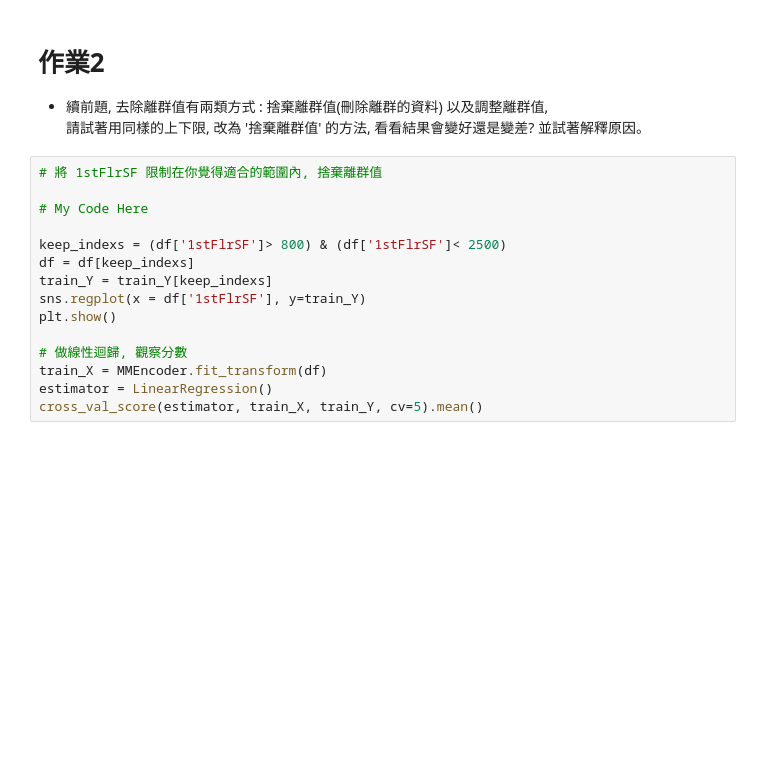
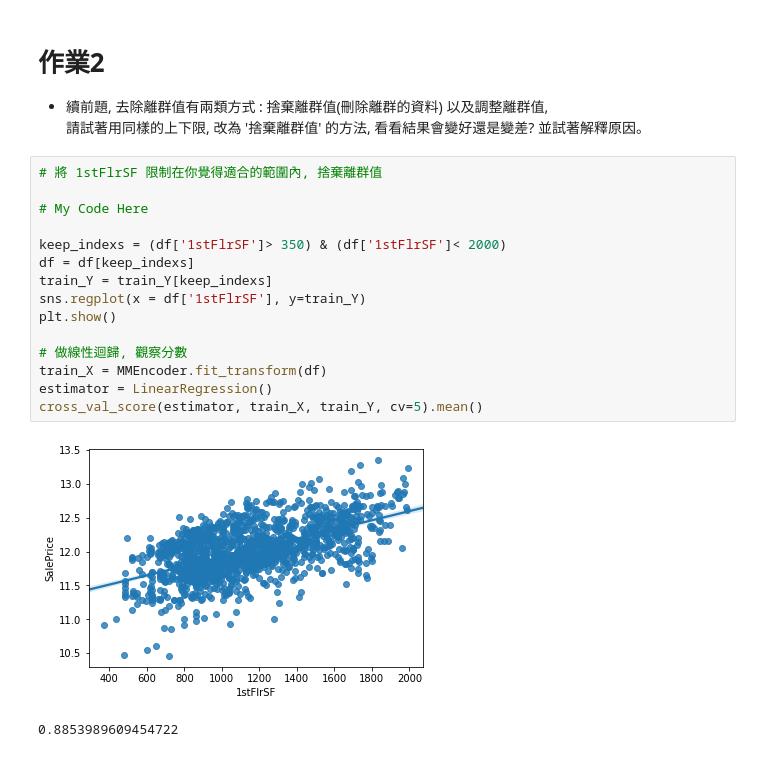
Before and after one commit to TiTiTung/4th-ML100Days, a Jupyter notebook: Homework/Day_010_HW.ipynb, the cells around one changed output. Cells and saved outputs as stored; diff of their text form; blank space fills up the shorter version.

```diff
--- a/Homework/Day_010_HW.ipynb
+++ b/Homework/Day_010_HW.ipynb
@@ -84,15 +93,18 @@ cross_val_score(estimator, train_X, train_Y, cv=5).mean()
 # %%
 # 將 1stFlrSF 限制在你覺得適合的範圍內, 捨棄離群值
 
 # My Code Here
 
-keep_indexs = (df['1stFlrSF']> 800) & (df['1stFlrSF']< 2500)
+keep_indexs = (df['1stFlrSF']> 350) & (df['1stFlrSF']< 2000)
 df = df[keep_indexs]
 train_Y = train_Y[keep_indexs]
 sns.regplot(x = df['1stFlrSF'], y=train_Y)
 plt.show()
 
 # 做線性迴歸, 觀察分數
 train_X = MMEncoder.fit_transform(df)
 estimator = LinearRegression()
 cross_val_score(estimator, train_X, train_Y, cv=5).mean()
+# %% [output]
+[figure, added]
+0.8853989609454722
```
Also changed, not shown: parts of 3 cells of this notebook.
